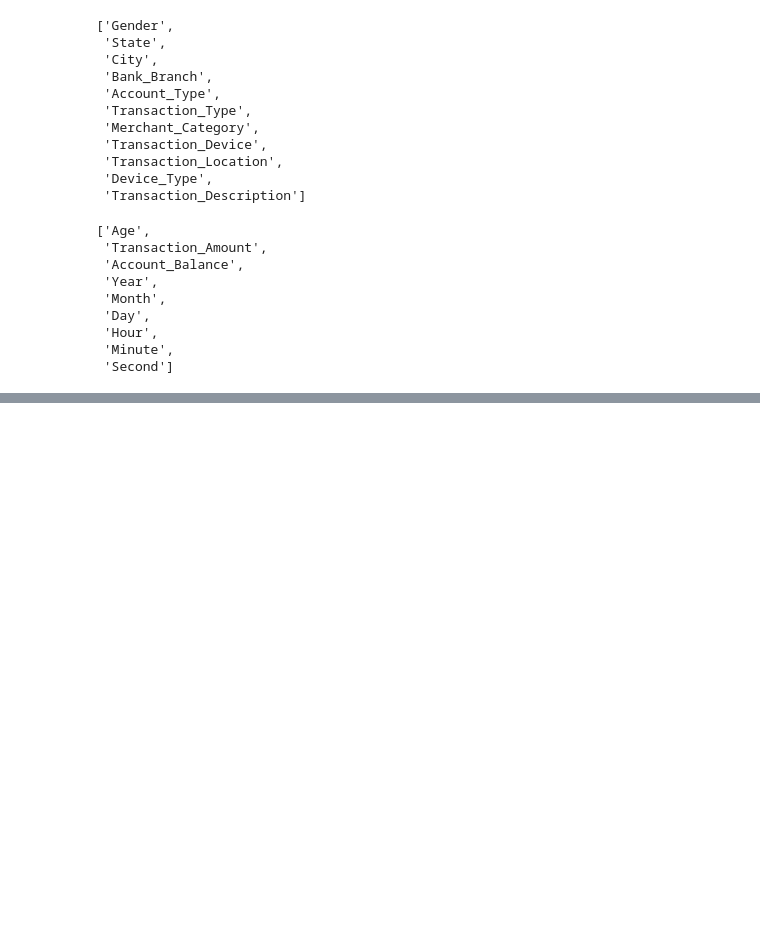
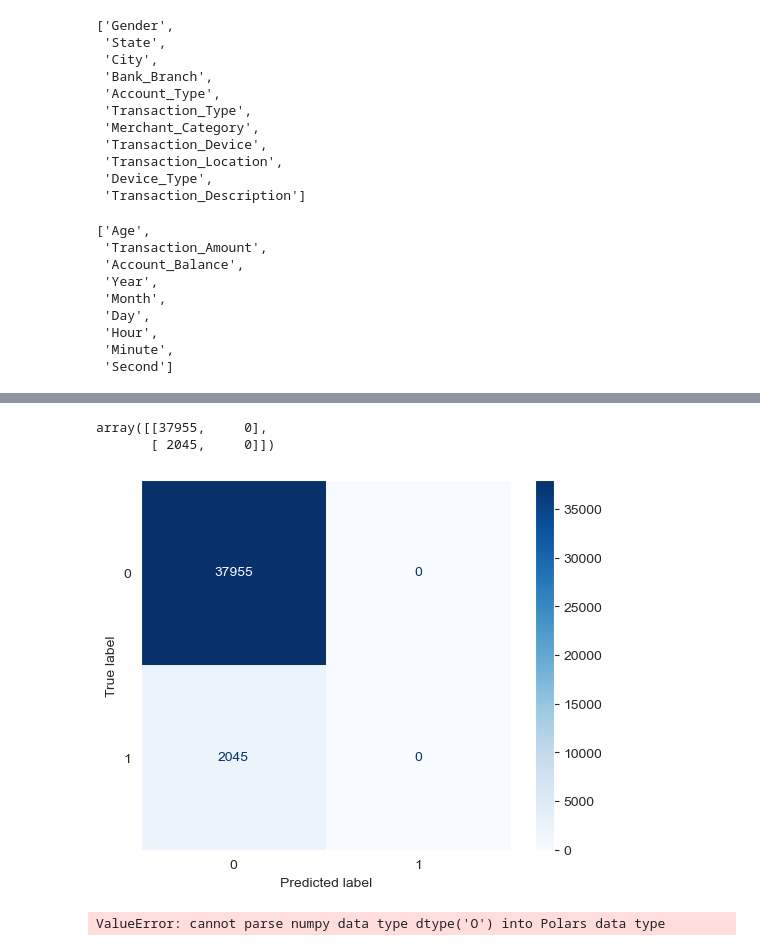
Before and after one commit to ZygimantasB/scikit-learn_training, a Jupyter notebook: Kaggle/Bank_Transaction_Fraud_Detection.ipynb, the cells around one changed output, grey strips where cells are left out. Saved outputs shown, nothing was run; the diff lists cells and outputs as text; code cells hidden in the pictures; blank space fills up the shorter version.

Commit message:
fixed a lot of mistakes for prepearign the data

```diff
--- a/Kaggle/Bank_Transaction_Fraud_Detection.ipynb
+++ b/Kaggle/Bank_Transaction_Fraud_Detection.ipynb
@@ -165,2 +156,4 @@ X_encoded.shape
+# %%
+X_train, X_test, y_train, y_test = train_test_split(X, y, test_size=0.2, random_state=42)
 # %%
 from sklearn.feature_extraction import FeatureHasher
@@ -223,0 +222,2 @@ shape: (5,)
+# %%
+param_grid_cv.fit(X_train, y_train)
@@ -223,0 +248,2 @@ shape: (5,)
+# %%
+y_pred = param_grid_cv.predict(X_test)
@@ -223,0 +271,19 @@ shape: (5,)
+# %%
+confusion_matrix = confusion_matrix(y_test, y_pred)
+confusion_matrix
+# %% [output]
+array([[37955,     0],
+       [ 2045,     0]])
+# %%
+ConfusionMatrixDisplay.from_predictions(y_test, y_pred, cmap='Blues').ax_.grid(False)
+# %% [output]
+[figure, added]
+# %%
+pl.DataFrame({
+    'Model': ['Logistic Regression'],
+    'Accuracy': [accuracy_score(y_test, y_pred)],
+    'F1 Score': [f1_score(y_test, y_pred)],
+    'Confusion Matrix': [confusion_matrix]
+})
+# %% [output]
+ValueError: cannot parse numpy data type dtype('O') into Polars data type
```
Also changed, not shown: parts of 47 cells of this notebook.
